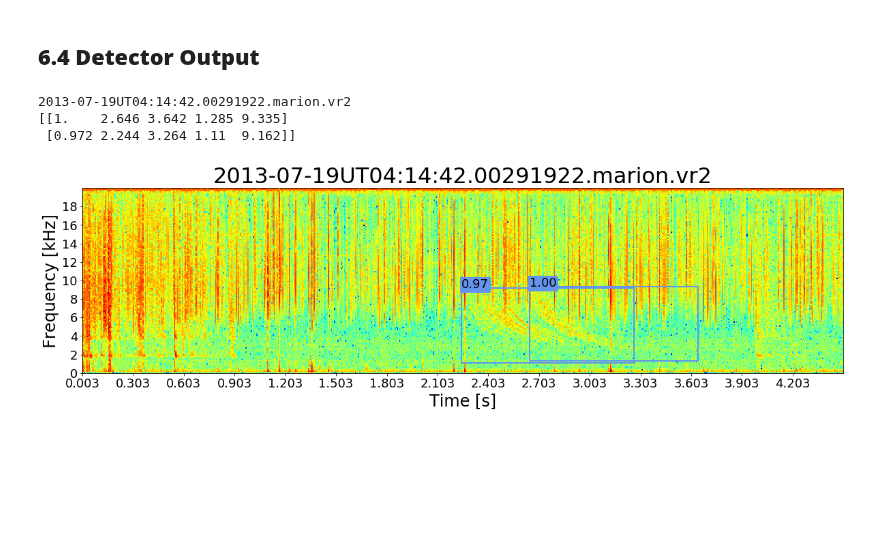
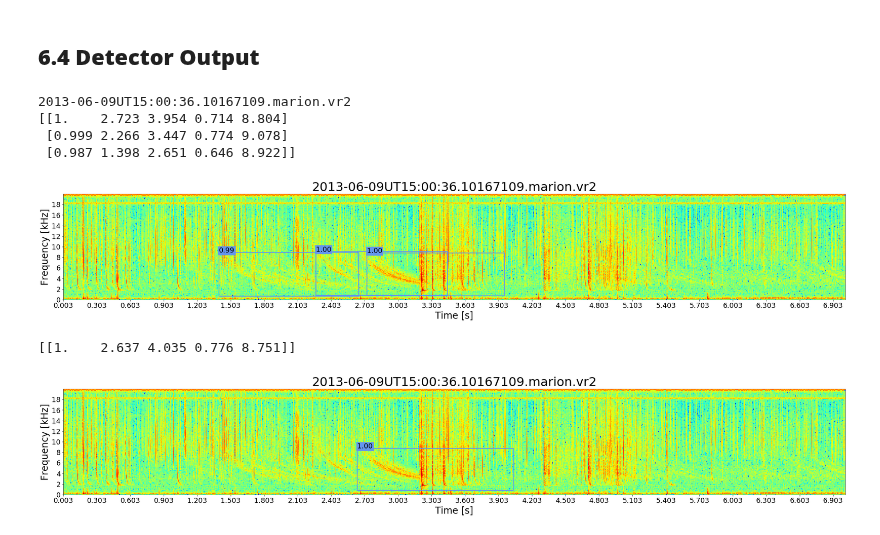
Before and after one commit to Kojey/MSc-whistler-waves-detector, a Jupyter notebook: ipy/report/chapter6.ipynb, the cells around one changed output. Saved outputs shown, nothing was run; the diff lists cells and outputs as text; code cells hidden in the pictures; blank space fills up the shorter version.

```diff
--- a/ipy/report/chapter6.ipynb
+++ b/ipy/report/chapter6.ipynb
@@ -164,26 +164,35 @@ for t, t_params in zip(transforms, transforms_params):
 # %%
 yolo = YOLODetector()
 
-model = "real"
-model_type = 'yolov3-tiny'
+model_data_type = "real"
+model_base = 'yolov3-tiny'
+model_name = 'real_fine_tunning'
 
-yolo.load_model(model_type, model)
+# yolo.load_model(model_base, model_data_type, model_name)
 # %%
 files = database.get_test()
 file = np.random.choice(files)
-file = '2013-07-19UT04:14:42.00291922.marion.vr2'
+# file = '2013-07-19UT04:14:42.00291922.marion.vr2'
 print(file)
 transforms, transforms_params = [None], [None]
-bboxes = yolo.detection_bounding_boxes(dataset_loc, site, file, transforms, transforms_params,thresh=.8)
-print(bboxes)
-freq_size = 4
-sample = Sample(dataset_loc, site, file)
-sample.spectrogram_with_axis(log10=True)
-sample.set_figsize(freq_size*sample.get_time_freq_ratio(dec=0), freq_size)
-sample.spectrogram_plot(figsize=(sample.get_figsize()[0],5) , xlabel='Time [s]', ylabel='Frequency [kHz]',zlabel='sprectrum magnitude [dB]',
-                               xaxis=True, yaxis=True,ticks=[0.3,2], title=sample.get_file(), cmap='jet', cmap_show=False, font=font,output=bboxes)
+
+model_name = 'real_fine_tunning'
+model_name = 'real_transfer_learning'
+for model_name in ['real_fine_tunning','real_transfer_learning']:
+    yolo.load_model(model_base, model_data_type, model_name)
+    bboxes = yolo.detection_bounding_boxes(dataset_loc, site, file, transforms, transforms_params,thresh=.8)
+    print(bboxes)
+    freq_size = 4
+    sample = Sample(dataset_loc, site, file)
+    sample.spectrogram_with_axis(log10=True)
+    sample.set_figsize(freq_size*sample.get_time_freq_ratio(dec=0), freq_size)
+    sample.spectrogram_plot(figsize=(sample.get_figsize()[0],5) , xlabel='Time [s]', ylabel='Frequency [kHz]',zlabel='sprectrum magnitude [dB]',
+                                   xaxis=True, yaxis=True,ticks=[0.3,2], title=sample.get_file(), cmap='jet', cmap_show=False, font=font,output=bboxes)
 # %% [output]
-2013-07-19UT04:14:42.00291922.marion.vr2
-[[1.    2.646 3.642 1.285 9.335]
- [0.972 2.244 3.264 1.11  9.162]]
+2013-06-09UT15:00:36.10167109.marion.vr2
+[[1.    2.723 3.954 0.714 8.804]
+ [0.999 2.266 3.447 0.774 9.078]
+ [0.987 1.398 2.651 0.646 8.922]]
-[figure, old version]
+[figure, new version]
+[[1.    2.637 4.035 0.776 8.751]]
+[figure, added]
```
Also changed, not shown: parts of 1 cell of this notebook, 15 other files.
